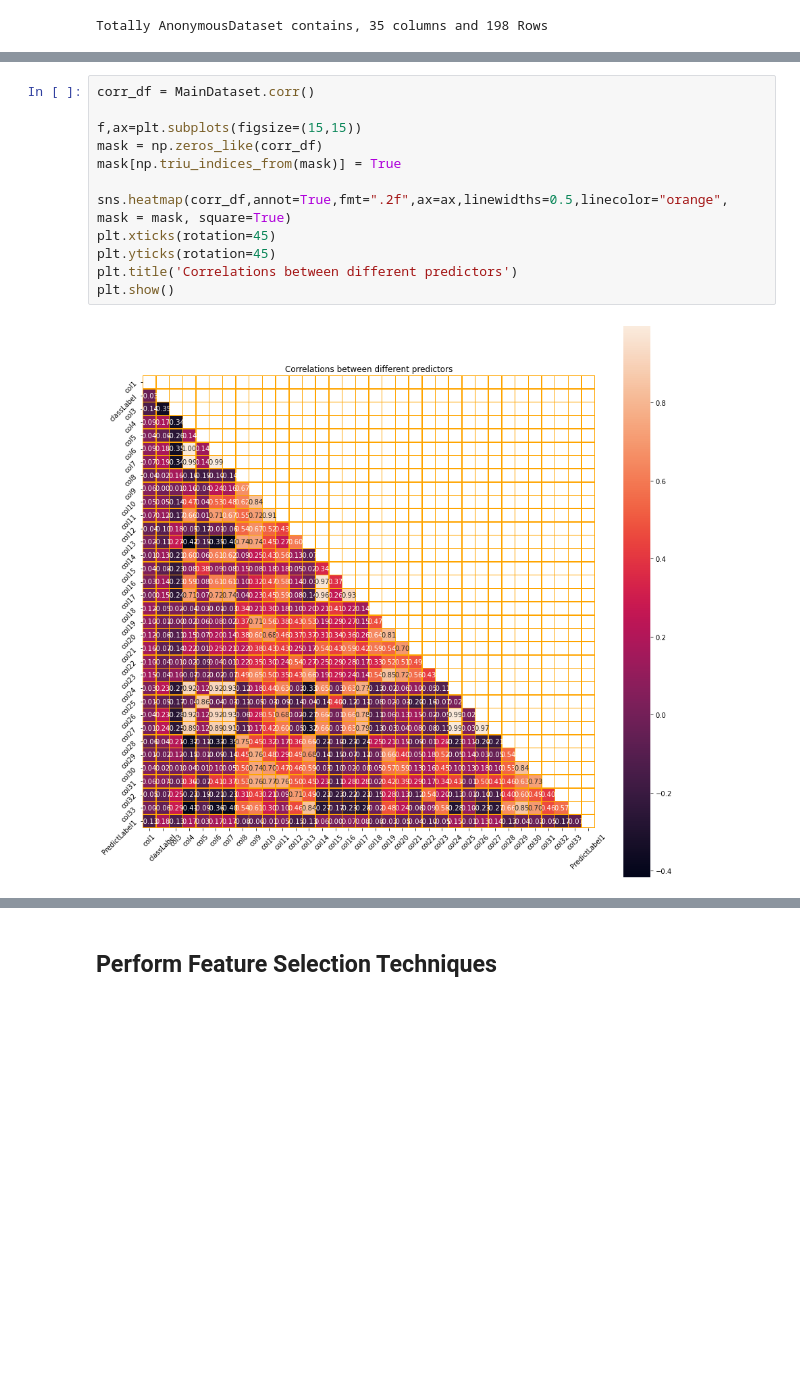
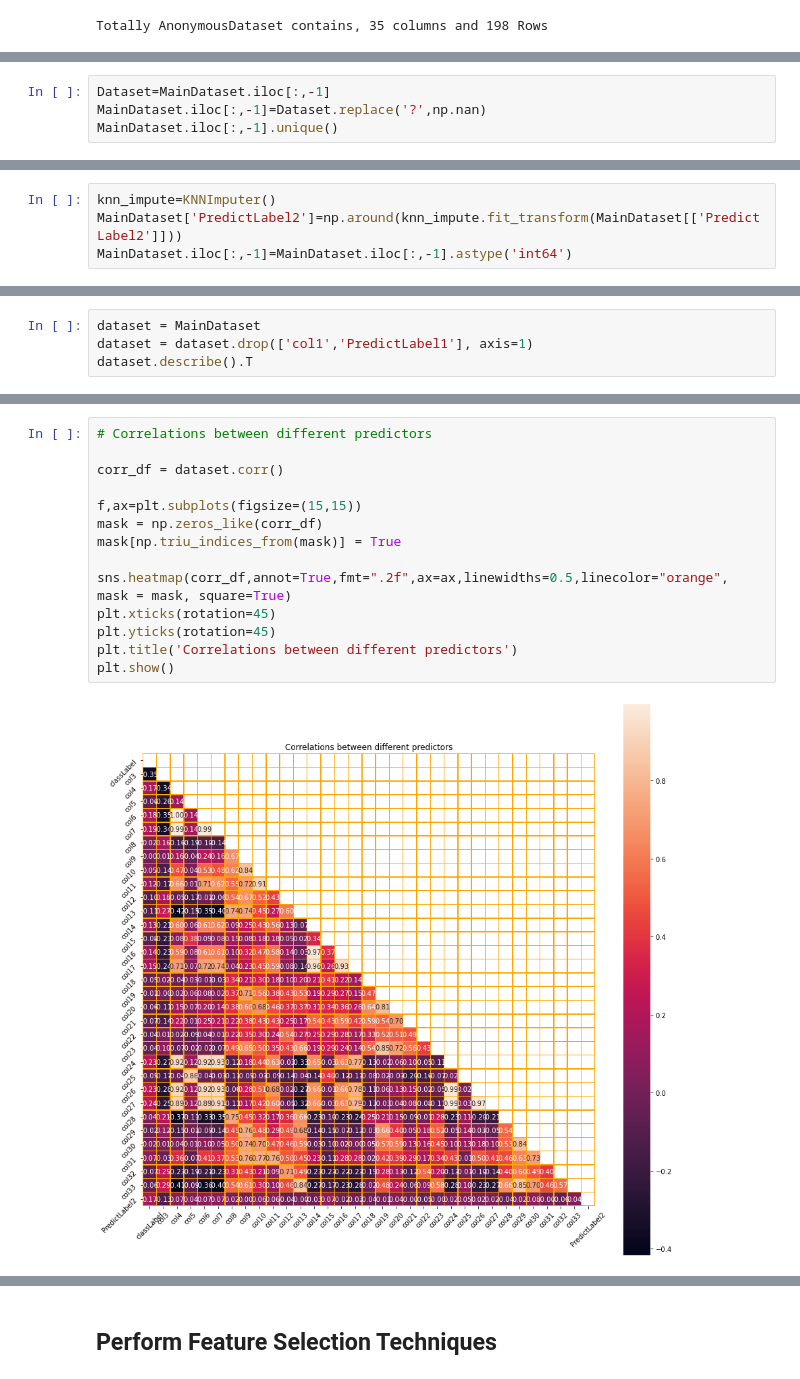
Before and after one commit to jonam-code/2MDS-CIA, a Jupyter notebook: ML CIA 1/2048015.ipynb, the cells around one changed output, grey strips where cells are left out. Cells and saved outputs as stored; diff of their text form; blank space fills up the shorter version.

```diff
--- a/ML CIA 1/2048015.ipynb
+++ b/ML CIA 1/2048015.ipynb
@@ -84,0 +82,4 @@ MainDataset.describe().T
+# %%
+Dataset=MainDataset.iloc[:,-1]
+MainDataset.iloc[:,-1]=Dataset.replace('?',np.nan)
+MainDataset.iloc[:,-1].unique()
@@ -104,0 +115,4 @@ dtype: int64
+# %%
+knn_impute=KNNImputer()
+MainDataset['PredictLabel2']=np.around(knn_impute.fit_transform(MainDataset[['PredictLabel2']]))
+MainDataset.iloc[:,-1]=MainDataset.iloc[:,-1].astype('int64')
@@ -104,0 +144,4 @@ dtype: int64
+# %%
+dataset = MainDataset
+dataset = dataset.drop(['col1','PredictLabel1'], axis=1)
+dataset.describe().T
@@ -195,14 +270,16 @@ plt.show()
 # %%
-corr_df = MainDataset.corr()
+# Correlations between different predictors
+
+corr_df = dataset.corr()
 
 f,ax=plt.subplots(figsize=(15,15))
 mask = np.zeros_like(corr_df)
 mask[np.triu_indices_from(mask)] = True
 
 sns.heatmap(corr_df,annot=True,fmt=".2f",ax=ax,linewidths=0.5,linecolor="orange", mask = mask, square=True)
 plt.xticks(rotation=45)
 plt.yticks(rotation=45)
 plt.title('Correlations between different predictors')
 plt.show()
 # %% [output]
-[figure, old version]
+[figure, new version]
```
Also changed, not shown: parts of 101 cells of this notebook, 1 other file.
